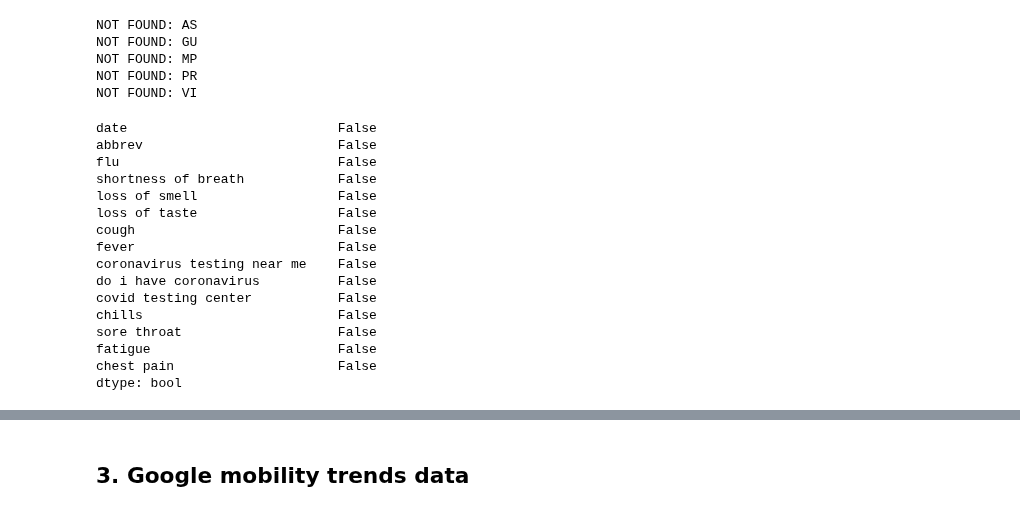
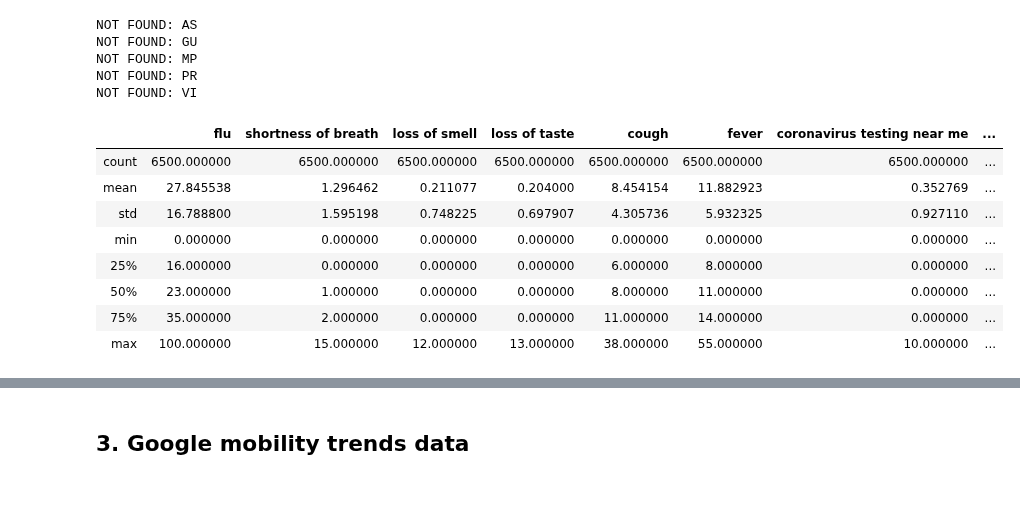
Before and after one commit to spotted-d/RNN_covid19_modeling, a Jupyter notebook: data_extraction/data_extracts.ipynb, the cells around one changed output, grey strips where cells are left out. Saved outputs shown, nothing was run; the diff lists cells and outputs as text; code cells hidden in the pictures.

```diff
--- a/data_extraction/data_extracts.ipynb
+++ b/data_extraction/data_extracts.ipynb
@@ -403,24 +423,17 @@ NOT FOUND: VI
 # %%
 queries_master.describe()
 
-queries_master.isnull().any()
+# queries_master.isnull().any()
 # %% [output]
-date                           False
-abbrev                         False
-flu                            False
-shortness of breath            False
-loss of smell                  False
-loss of taste                  False
-cough                          False
-fever                          False
-coronavirus testing near me    False
-do i have coronavirus          False
-covid testing center           False
-chills                         False
-sore throat                    False
-fatigue                        False
-chest pain                     False
-dtype: bool
+|  | flu | shortness of breath | loss of smell | loss of taste | cough | fever | coronavirus testing near me | ... |
+| count | 6500.000000 | 6500.000000 | 6500.000000 | 6500.000000 | 6500.000000 | 6500.000000 | 6500.000000 | ... |
+| mean | 27.845538 | 1.296462 | 0.211077 | 0.204000 | 8.454154 | 11.882923 | 0.352769 | ... |
+| std | 16.788800 | 1.595198 | 0.748225 | 0.697907 | 4.305736 | 5.932325 | 0.927110 | ... |
+| min | 0.000000 | 0.000000 | 0.000000 | 0.000000 | 0.000000 | 0.000000 | 0.000000 | ... |
+| 25% | 16.000000 | 0.000000 | 0.000000 | 0.000000 | 6.000000 | 8.000000 | 0.000000 | ... |
+| 50% | 23.000000 | 1.000000 | 0.000000 | 0.000000 | 8.000000 | 11.000000 | 0.000000 | ... |
+| 75% | 35.000000 | 2.000000 | 0.000000 | 0.000000 | 11.000000 | 14.000000 | 0.000000 | ... |
+| max | 100.000000 | 15.000000 | 12.000000 | 13.000000 | 38.000000 | 55.000000 | 10.000000 | ... |
 # %%
 # hi_master = queries_master.loc[queries_master["abbrev"] == "HI"]
 # hi = queries.loc[queries["abbrev"] == "HI"]
```
Also changed, not shown: parts of 5 cells of this notebook, 2 other files.
